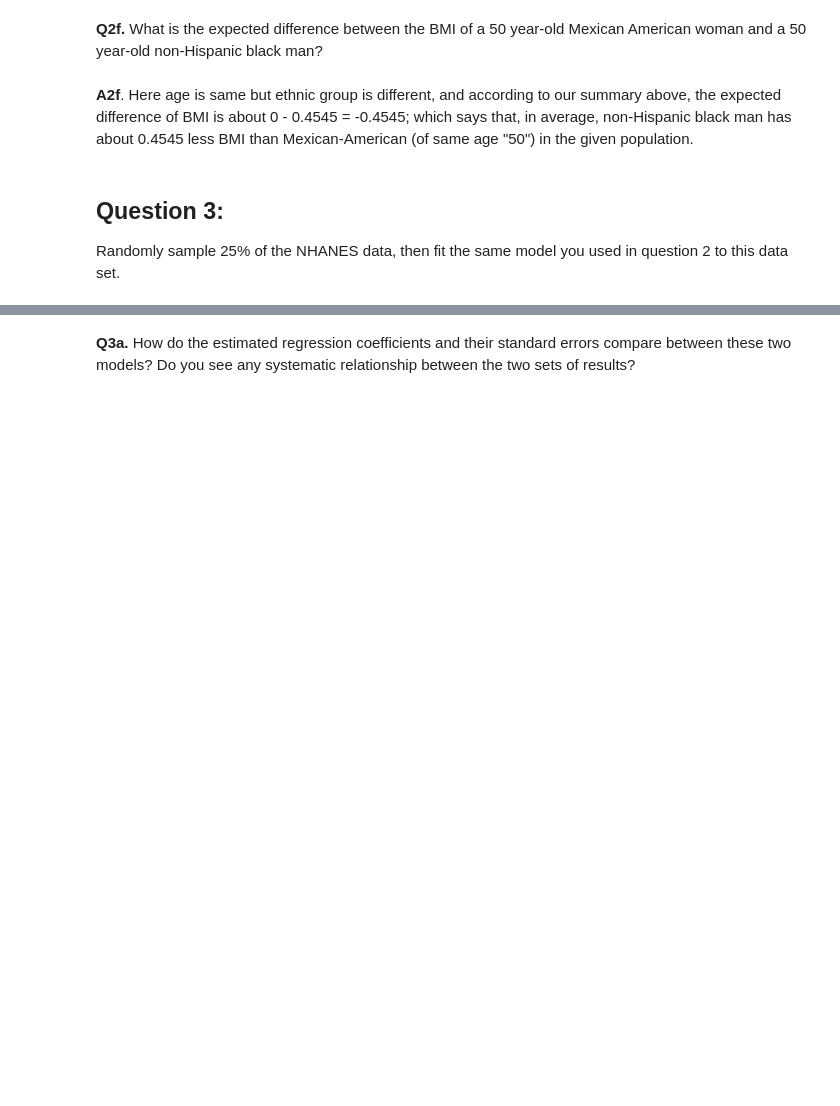
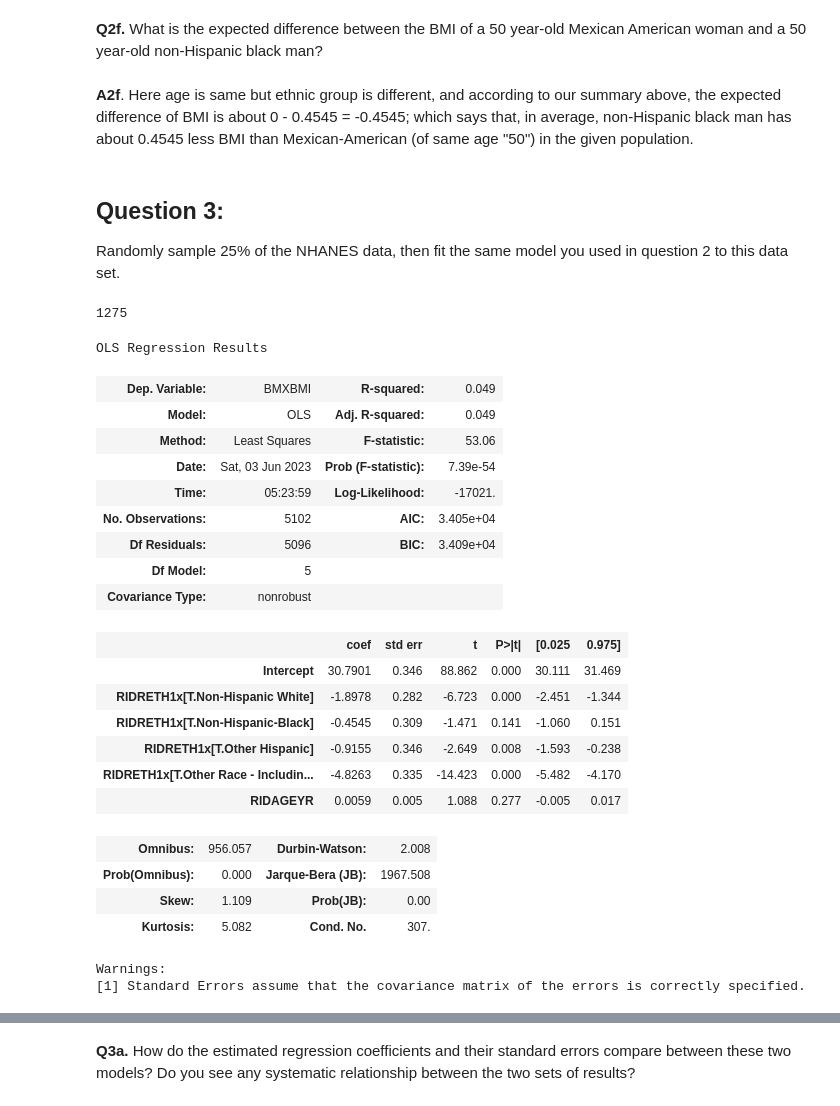
Before and after one commit to wolfinwallst/statistics_Python_and_R, a Jupyter notebook: Statistics with Python 특화 과정 - UMICH/Lecture 3 - Fitting Statistical Models to Data with Python/WEEK 2 - FITTING MODELS TO INDEPENDENT DATA/#32 (modified) week2_nhanes_practice.ipynb, the cells around one changed output, grey strips where cells are left out. Drawn from its saved outputs; the diff is of its cells as text; code cells hidden in the pictures; blank space fills up the shorter version.

```diff
--- a/Statistics with Python 특화 과정 - UMICH/Lecture 3 - Fitting Statistical Models to Data with Python/WEEK 2 - FITTING MODELS TO INDEPENDENT DATA/#32 (modified) week2_nhanes_practice.ipynb
+++ b/Statistics with Python 특화 과정 - UMICH/Lecture 3 - Fitting Statistical Models to Data with Python/WEEK 2 - FITTING MODELS TO INDEPENDENT DATA/#32 (modified) week2_nhanes_practice.ipynb
@@ -173,0 +172,32 @@ Randomly sample 25% of the NHANES data, then fit the same model you used in ques
+# %%
+sample_size = int(da.shape[0] * 0.25)
+print(sample_size)
+# %% [output]
+1275
+# %%
+result.summary()
+# for comparison - see Q3a.
+# %% [output]
+OLS Regression Results
+| Dep. Variable: | BMXBMI | R-squared: | 0.049 |
+| Model: | OLS | Adj. R-squared: | 0.049 |
+| Method: | Least Squares | F-statistic: | 53.06 |
+| Date: | Sat, 03 Jun 2023 | Prob (F-statistic): | 7.39e-54 |
+| Time: | 05:23:59 | Log-Likelihood: | -17021. |
+| No. Observations: | 5102 | AIC: | 3.405e+04 |
+| Df Residuals: | 5096 | BIC: | 3.409e+04 |
+| Df Model: | 5 |  |  |
+| Covariance Type: | nonrobust |  |  |
+|  | coef | std err | t | P>|t| | [0.025 | 0.975] |
+| Intercept | 30.7901 | 0.346 | 88.862 | 0.000 | 30.111 | 31.469 |
+| RIDRETH1x[T.Non-Hispanic White] | -1.8978 | 0.282 | -6.723 | 0.000 | -2.451 | -1.344 |
+| RIDRETH1x[T.Non-Hispanic-Black] | -0.4545 | 0.309 | -1.471 | 0.141 | -1.060 | 0.151 |
+| RIDRETH1x[T.Other Hispanic] | -0.9155 | 0.346 | -2.649 | 0.008 | -1.593 | -0.238 |
+| RIDRETH1x[T.Other Race - Includin... | -4.8263 | 0.335 | -14.423 | 0.000 | -5.482 | -4.170 |
+| RIDAGEYR | 0.0059 | 0.005 | 1.088 | 0.277 | -0.005 | 0.017 |
+| Omnibus: | 956.057 | Durbin-Watson: | 2.008 |
+| Prob(Omnibus): | 0.000 | Jarque-Bera (JB): | 1967.508 |
+| Skew: | 1.109 | Prob(JB): | 0.00 |
+| Kurtosis: | 5.082 | Cond. No. | 307. |
+Warnings:
+[1] Standard Errors assume that the covariance matrix of the errors is correctly specified.
```
Also changed, not shown: parts of 15 cells of this notebook.
